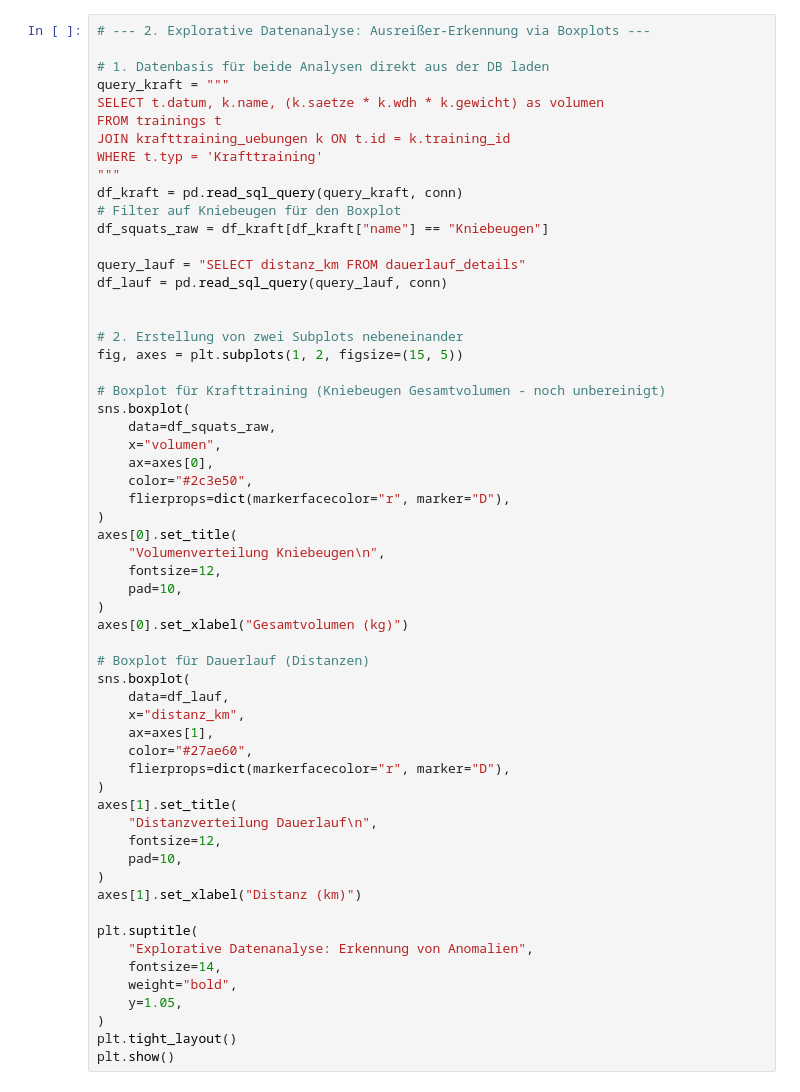
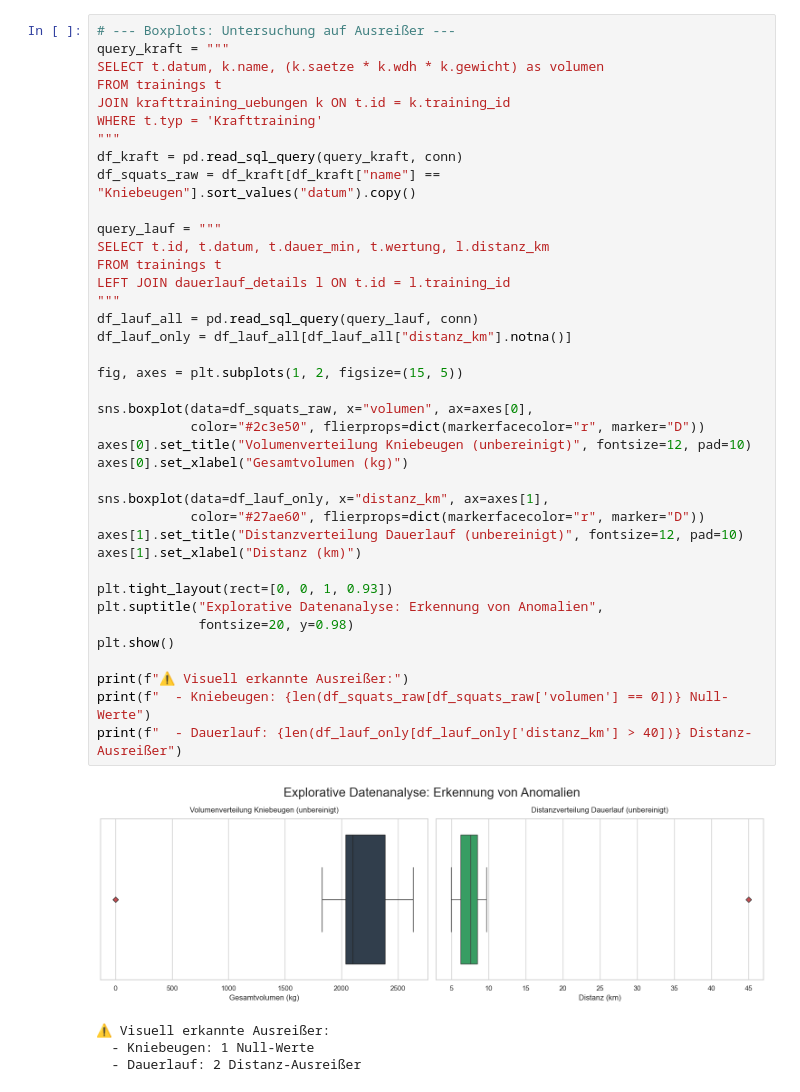
Before and after one commit to 39761/fitness-data-analyzer, a Jupyter notebook: notebooks/analysis.ipynb, the cells around one changed output. Cells and saved outputs as stored; diff of their text form.

```diff
--- a/notebooks/analysis.ipynb
+++ b/notebooks/analysis.ipynb
@@ -60,59 +54,44 @@ plt.show()
 # %%
-# --- 2. Explorative Datenanalyse: Ausreißer-Erkennung via Boxplots ---
-
-# 1. Datenbasis für beide Analysen direkt aus der DB laden
+# --- Boxplots: Untersuchung auf Ausreißer ---
 query_kraft = """
 SELECT t.datum, k.name, (k.saetze * k.wdh * k.gewicht) as volumen
 FROM trainings t
 JOIN krafttraining_uebungen k ON t.id = k.training_id
 WHERE t.typ = 'Krafttraining'
 """
 df_kraft = pd.read_sql_query(query_kraft, conn)
-# Filter auf Kniebeugen für den Boxplot
-df_squats_raw = df_kraft[df_kraft["name"] == "Kniebeugen"]
+df_squats_raw = df_kraft[df_kraft["name"] == "Kniebeugen"].sort_values("datum").copy()
 
-query_lauf = "SELECT distanz_km FROM dauerlauf_details"
-df_lauf = pd.read_sql_query(query_lauf, conn)
+query_lauf = """
+SELECT t.id, t.datum, t.dauer_min, t.wertung, l.distanz_km
+FROM trainings t
+LEFT JOIN dauerlauf_details l ON t.id = l.training_id
+"""
+df_lauf_all = pd.read_sql_query(query_lauf, conn)
+df_lauf_only = df_lauf_all[df_lauf_all["distanz_km"].notna()]
 
-
-# 2. Erstellung von zwei Subplots nebeneinander
 fig, axes = plt.subplots(1, 2, figsize=(15, 5))
 
-# Boxplot für Krafttraining (Kniebeugen Gesamtvolumen - noch unbereinigt)
-sns.boxplot(
-    data=df_squats_raw,
-    x="volumen",
-    ax=axes[0],
-    color="#2c3e50",
-    flierprops=dict(markerfacecolor="r", marker="D"),
-)
-axes[0].set_title(
-    "Volumenverteilung Kniebeugen\n",
-    fontsize=12,
-    pad=10,
-)
+sns.boxplot(data=df_squats_raw, x="volumen", ax=axes[0],
+            color="#2c3e50", flierprops=dict(markerfacecolor="r", marker="D"))
+axes[0].set_title("Volumenverteilung Kniebeugen (unbereinigt)", fontsize=12, pad=10)
 axes[0].set_xlabel("Gesamtvolumen (kg)")
 
-# Boxplot für Dauerlauf (Distanzen)
-sns.boxplot(
-    data=df_lauf,
-    x="distanz_km",
-    ax=axes[1],
-    color="#27ae60",
-    flierprops=dict(markerfacecolor="r", marker="D"),
-)
-axes[1].set_title(
-    "Distanzverteilung Dauerlauf\n",
-    fontsize=12,
-    pad=10,
-)
+sns.boxplot(data=df_lauf_only, x="distanz_km", ax=axes[1],
+            color="#27ae60", flierprops=dict(markerfacecolor="r", marker="D"))
+axes[1].set_title("Distanzverteilung Dauerlauf (unbereinigt)", fontsize=12, pad=10)
 axes[1].set_xlabel("Distanz (km)")
 
-plt.suptitle(
-    "Explorative Datenanalyse: Erkennung von Anomalien",
-    fontsize=14,
-    weight="bold",
-    y=1.05,
-)
-plt.tight_layout()
+plt.tight_layout(rect=[0, 0, 1, 0.93])
+plt.suptitle("Explorative Datenanalyse: Erkennung von Anomalien",
+             fontsize=20, y=0.98)
 plt.show()
+
+print(f"⚠ Visuell erkannte Ausreißer:")
+print(f"  - Kniebeugen: {len(df_squats_raw[df_squats_raw['volumen'] == 0])} Null-Werte")
+print(f"  - Dauerlauf: {len(df_lauf_only[df_lauf_only['distanz_km'] > 40])} Distanz-Ausreißer")
+# %% [output]
+[figure, added]
+⚠ Visuell erkannte Ausreißer:
+  - Kniebeugen: 1 Null-Werte
+  - Dauerlauf: 2 Distanz-Ausreißer
```
Also changed, not shown: parts of 6 cells of this notebook, 5 other files.
